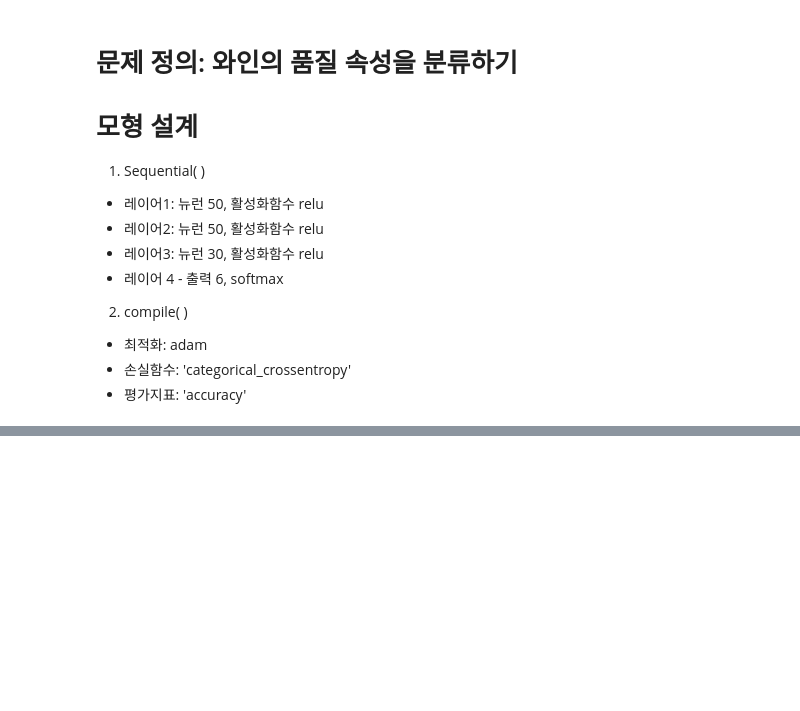
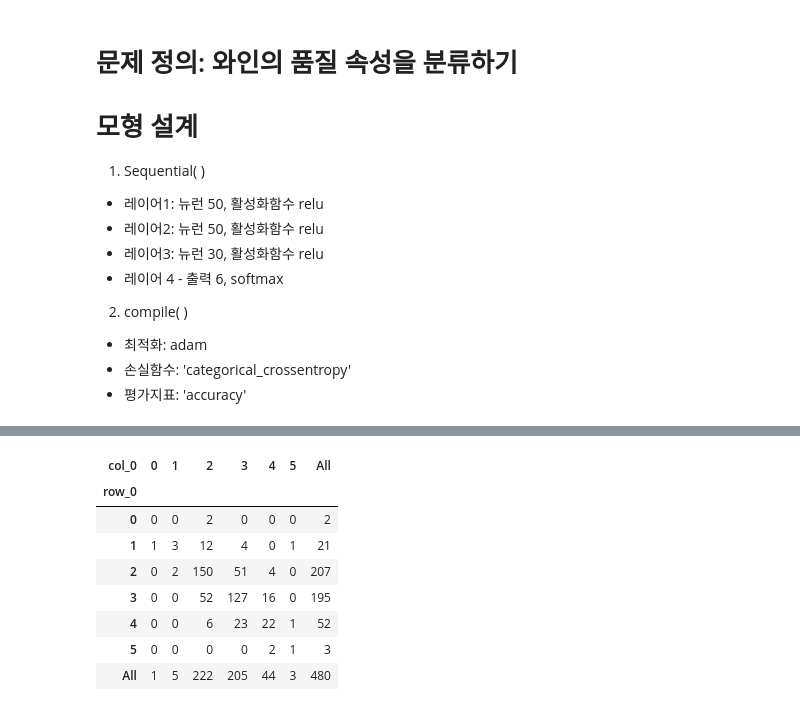
Before and after one commit to selina7704/DeepLearning, a Jupyter notebook: 04_실습_와인품질분류.ipynb, the cells around one changed output, grey strips where cells are left out. Saved outputs shown, nothing was run; the diff lists cells and outputs as text; code cells hidden in the pictures; blank space fills up the shorter version.

```diff
--- a/04_실습_와인품질분류.ipynb
+++ b/04_실습_와인품질분류.ipynb
@@ -43,3 +43,15 @@ train_X.shape, train_y.shape, test_X.shape, test_y.shape
 - 최적화: adam
 - 손실함수: 'categorical_crossentropy'
 - 평가지표: 'accuracy'
+# %%
+from tensorflow.keras.models import Sequential
+from tensorflow.keras.layers import Dense, Input
+
+# 1. 모델 정의
+model = Sequential()
+model.add(Input(shape=(11,))) #입력층 11개 피처 지정
+model.add(Dense(65, activation='relu')) # 은닉층 레이어1
+model.add(Dense(65, activation='relu')) # 은닉층 레이어2
+model.add(Dense(30, activation='relu')) # 은닉층 레이어3
+model.add(Dense(6, activation='softmax')) # 출력층 레이어4
+model
@@ -45,0 +60,4 @@ train_X.shape, train_y.shape, test_X.shape, test_y.shape
+# %%
+# 모델 설정 - 컴파일
+model.compile(optimizer='adam', loss='categorical_crossentropy', metrics=['accuracy'])
+model
@@ -45,0 +68,7 @@ train_X.shape, train_y.shape, test_X.shape, test_y.shape
+# %%
+# 모델 훈련
+from tensorflow.keras.callbacks import EarlyStopping
+# Early Stopping
+early_stopping = EarlyStopping(monitor='val_loss', patience=10, restore_best_weights=True)
+
+model.fit(train_X, train_y, epochs=500, batch_size=50, callbacks=[early_stopping], verbose=1)
@@ -45,0 +101,3 @@ train_X.shape, train_y.shape, test_X.shape, test_y.shape
+# %%
+pred = np.argmax(model.predict(test_X), axis=1)
+pred
@@ -45,0 +145,12 @@ train_X.shape, train_y.shape, test_X.shape, test_y.shape
+# %%
+pd.crosstab(np.argmax(test_y, axis=1), pred, margins=True)
+# %% [output]
+| col_0 | 0 | 1 | 2 | 3 | 4 | 5 | All |
+| row_0 |  |  |  |  |  |  |  |
+| 0 | 0 | 0 | 2 | 0 | 0 | 0 | 2 |
+| 1 | 1 | 3 | 12 | 4 | 0 | 1 | 21 |
+| 2 | 0 | 2 | 150 | 51 | 4 | 0 | 207 |
+| 3 | 0 | 0 | 52 | 127 | 16 | 0 | 195 |
+| 4 | 0 | 0 | 6 | 23 | 22 | 1 | 52 |
+| 5 | 0 | 0 | 0 | 0 | 2 | 1 | 3 |
+| All | 1 | 5 | 222 | 205 | 44 | 3 | 480 |
```
Also changed, not shown: parts of 10 cells of this notebook.
